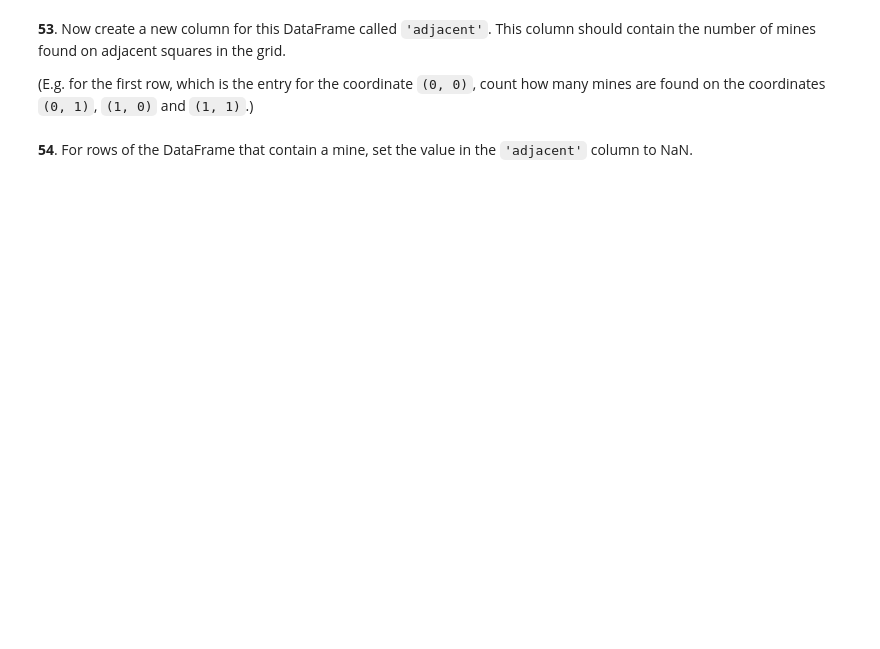
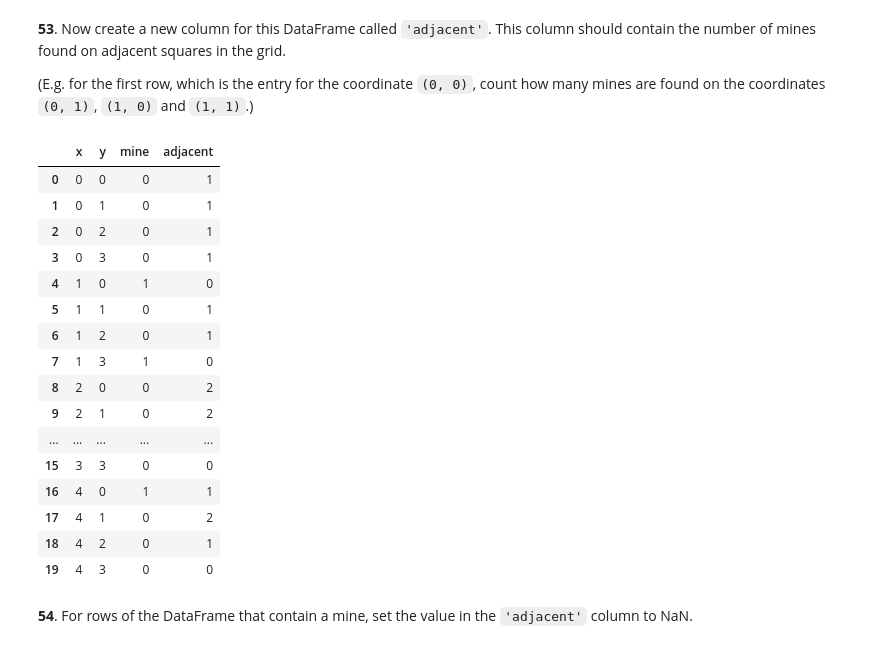
Before and after one commit to MaximeLambertManzi/60-pandas-puzzles, a Jupyter notebook: 100-pandas-puzzles-my-solutions.ipynb, the cells around one changed output. Drawn from its saved outputs; the diff is of its cells as text; code cells hidden in the pictures; blank space fills up the shorter version.

Commit message:
Exercises 51 to 55 done

```diff
--- a/100-pandas-puzzles-my-solutions.ipynb
+++ b/100-pandas-puzzles-my-solutions.ipynb
@@ -1325,2 +1347,5 @@ To begin, generate a DataFrame `df` with two columns, `'x'` and `'y'` containing
 # %% [markdown]
 **52**. For this DataFrame `df`, create a new column of zeros (safe) and ones (mine). The probability of a mine occuring at each location should be 0.4.
+# %%
+df["mine"] = np.random.binomial(1, 0.4, X * Y)
+df
@@ -1328,5 +1371,62 @@ To begin, generate a DataFrame `df` with two columns, `'x'` and `'y'` containing
 **53**. Now create a new column for this DataFrame called `'adjacent'`. This column should contain the number of mines found on adjacent squares in the grid.
 
 (E.g. for the first row, which is the entry for the coordinate `(0, 0)`, count how many mines are found on the coordinates `(0, 1)`, `(1, 0)` and `(1, 1)`.)
+# %%
+# Check solution for a more pandas type solution
+
+# array to add at the end
+adjacent = []
+for idx, row in df.iterrows():
+
+    # work coordinates
+    pos = (row["x"], row["y"])
+    x = pos[0]
+    y = pos[1]
+
+    # data for "adjacent" column
+    total_bomb = 0
+
+    # Check
+    if y - 1 >= 0:
+        total_bomb += df[(df["x"] == x) & (df["y"] == y - 1)]["mine"].values == 1
+    if y + 1 < Y:
+        total_bomb += df[(df["x"] == x) & (df["y"] == y + 1)]["mine"].values == 1
+    if x - 1 >= 0:
+        total_bomb += df[(df["x"] == x - 1) & (df["y"] == y)]["mine"].values == 1
+    if x + 1 < X:
+        total_bomb += df[(df["x"] == x + 1) & (df["y"] == y)]["mine"].values == 1
+    if x - 1 >= 0 and y - 1 >= 0:
+        total_bomb += df[(df["x"] == x - 1) & (df["y"] == y - 1)]["mine"].values == 1
+    if x + 1 < X and y - 1 >= 0:
+        total_bomb += df[(df["x"] == x + 1) & (df["y"] == y - 1)]["mine"].values == 1
+    if x - 1 >= 0 and y + 1 < Y:
+        total_bomb += df[(df["x"] == x - 1) & (df["y"] == y + 1)]["mine"].values == 1
+    if x + 1 < X and y + 1 < Y:
+        total_bomb += df[(df["x"] == x + 1) & (df["y"] == y + 1)]["mine"].values == 1
+
+    adjacent.append(total_bomb)
+
+# Finish the exercise
+df["adjacent"] = adjacent
+df["adjacent"] = df["adjacent"].astype("int32")
+df
+# %% [output]
+|  | x | y | mine | adjacent |
+| 0 | 0 | 0 | 0 | 1 |
+| 1 | 0 | 1 | 0 | 1 |
+| 2 | 0 | 2 | 0 | 1 |
+| 3 | 0 | 3 | 0 | 1 |
+| 4 | 1 | 0 | 1 | 0 |
+| 5 | 1 | 1 | 0 | 1 |
+| 6 | 1 | 2 | 0 | 1 |
+| 7 | 1 | 3 | 1 | 0 |
+| 8 | 2 | 0 | 0 | 2 |
+| 9 | 2 | 1 | 0 | 2 |
+| ... | ... | ... | ... | ... |
+| 15 | 3 | 3 | 0 | 0 |
+| 16 | 4 | 0 | 1 | 1 |
+| 17 | 4 | 1 | 0 | 2 |
+| 18 | 4 | 2 | 0 | 1 |
+| 19 | 4 | 3 | 0 | 0 |
 # %% [markdown]
 **54**. For rows of the DataFrame that contain a mine, set the value in the `'adjacent'` column to NaN.
```
Also changed, not shown: parts of 20 cells of this notebook, 2 other files.
